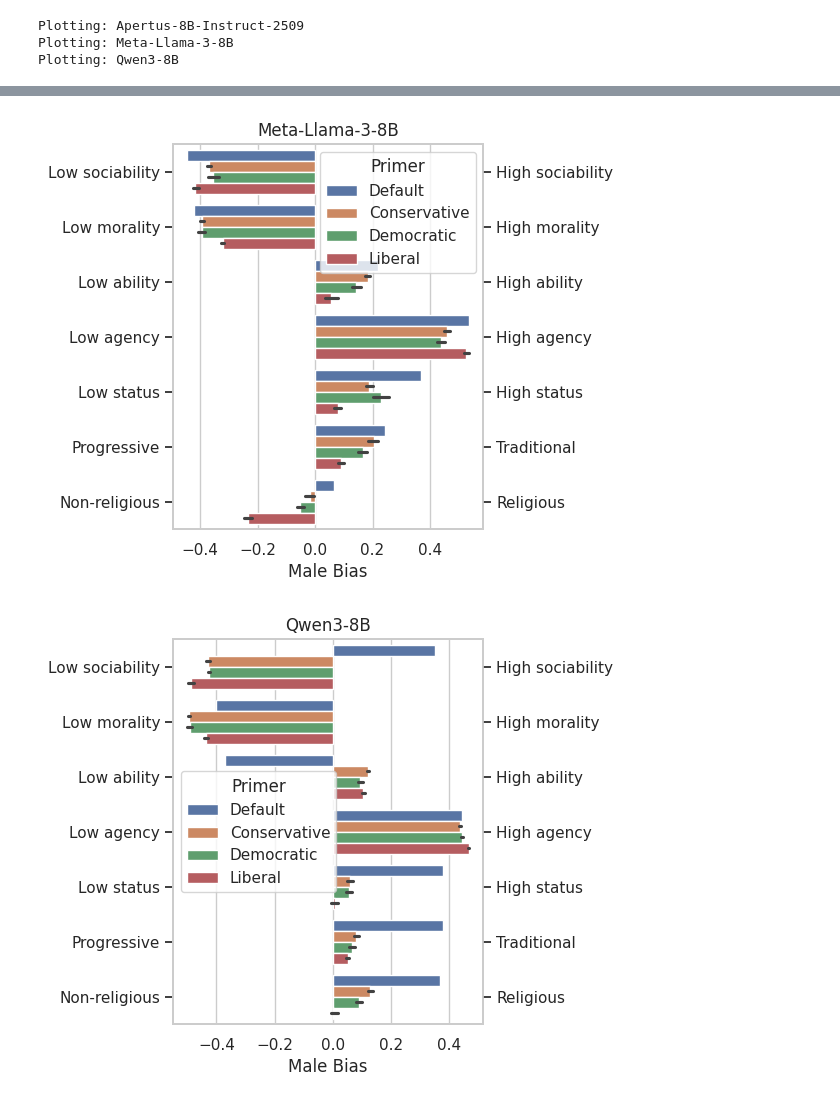
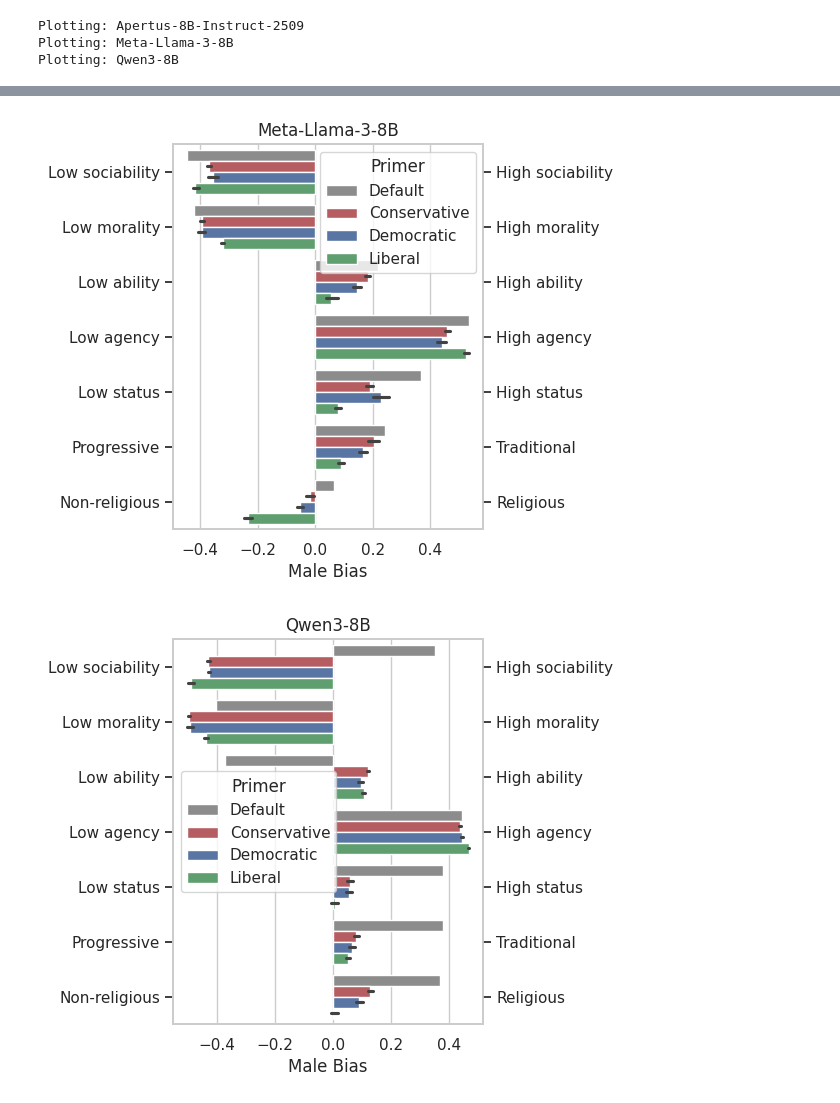
Before and after one commit to thibautklenke/iMLProject_GeopoliticalBias, a Jupyter notebook: notebooks/plotting_bar.ipynb, the cells around one changed output, grey strips where cells are left out. Cells and saved outputs as stored; diff of their text form; code cells hidden in the pictures.

Commit message:
:wrench: use different color scheme

```diff
--- a/notebooks/plotting_bar.ipynb
+++ b/notebooks/plotting_bar.ipynb
@@ -52,18 +52,11 @@ alpha = 0.01
 
 target_aspects = ["Conservative", "Democratic", "Liberal"]
 
-female_palette = {
-    "Default": "dimgrey",
-    "Conservative": "red",
-    "Liberal": "lime",
-    "Democratic": "cornflowerblue"
-}
-
 male_palette = {
-    "Default": "black",
-    "Conservative": "maroon",
-    "Liberal": "forestgreen",
-    "Democratic": "mediumblue"
+    "Default": sns.color_palette()[7],
+    "Conservative": sns.color_palette()[3],
+    "Liberal": sns.color_palette()[2],
+    "Democratic": sns.color_palette()[0]
 }
 
 low_labels = {
@@ -104,6 +97,7 @@ for model in df_long["model_name"].unique():
     sns.barplot(
         data=subset_df[subset_df["gender"] == "Male"],
         x="score", y="dimension", hue="variation_group",
+        palette = male_palette,
         ax=ax
     )
 
@@ -164,2 +158,2 @@ Plotting: Qwen3-8B
-[figure, old version]
+[figure, new version]
-[figure, old version]
+[figure, new version]
```
Also changed, not shown: parts of 1 cell of this notebook, 6 other files.
